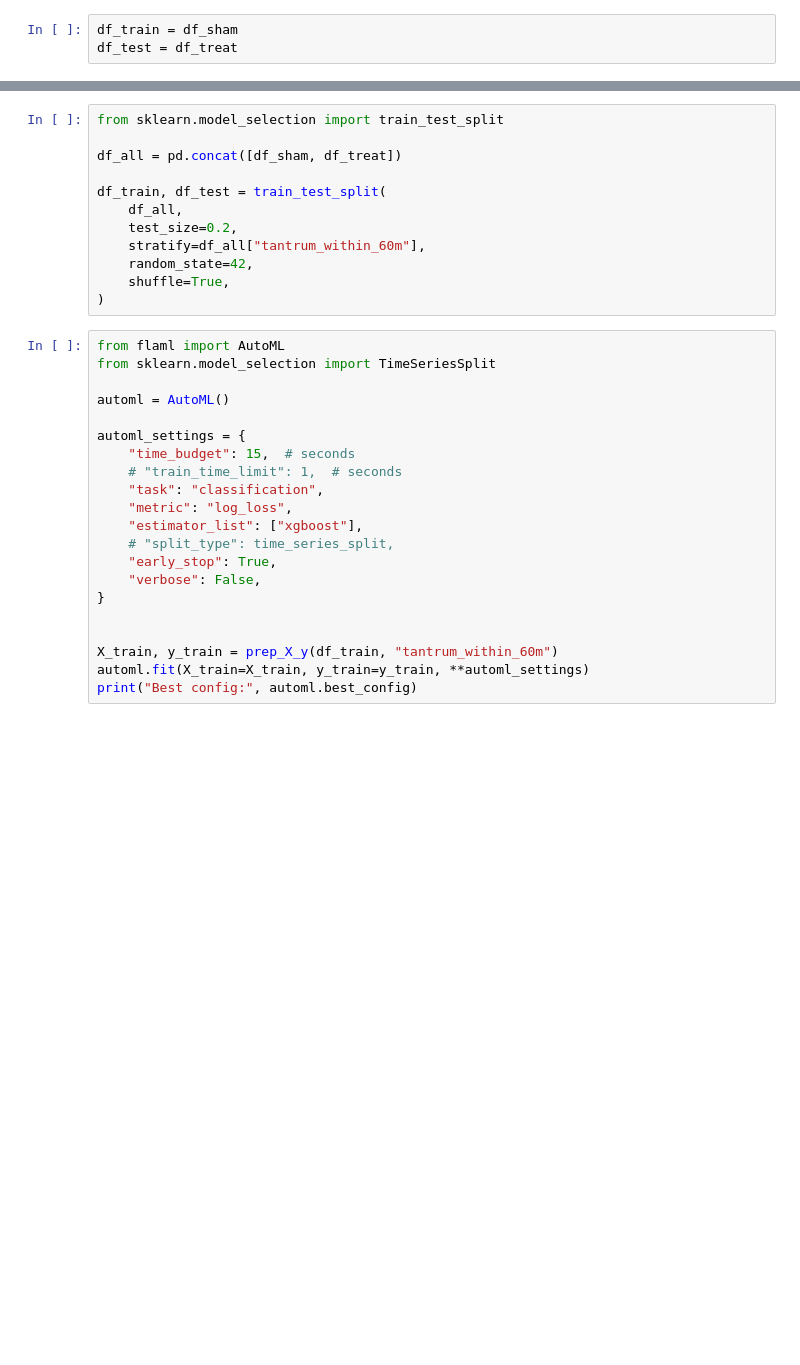
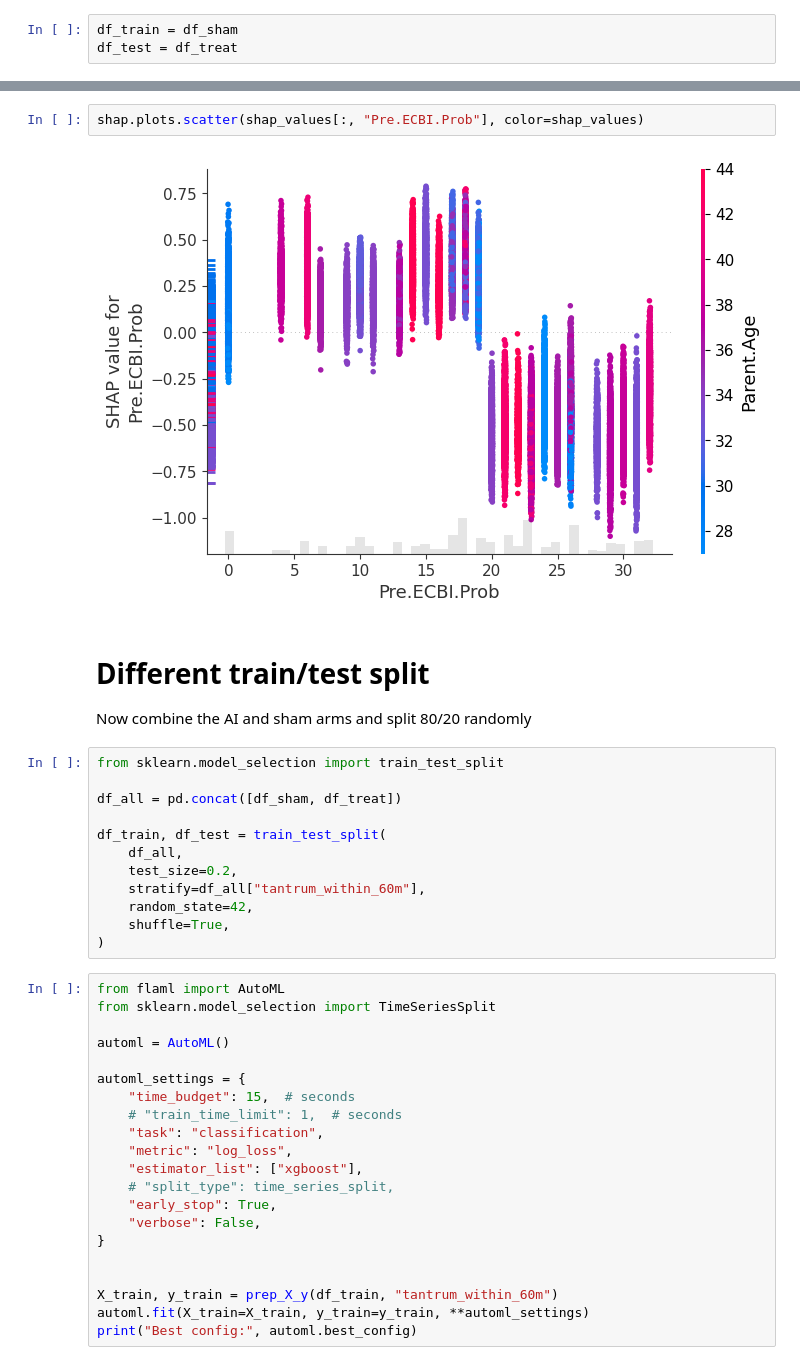
Before and after one commit to lab-heal/pistachio, a Jupyter notebook: eval_shap.ipynb, the cells around one changed output, grey strips where cells are left out. Drawn from its saved outputs; the diff is of its cells as text; blank space fills up the shorter version.

```diff
--- a/eval_shap.ipynb
+++ b/eval_shap.ipynb
@@ -96,3 +96,11 @@ shap.plots.beeswarm(shap_values, max_display=15)
+# %%
+shap.plots.scatter(shap_values[:, "Pre.ECBI.Prob"], color=shap_values)
+# %% [output]
+[figure, added]
+# %% [markdown]
+# Different train/test split
+
+Now combine the AI and sham arms and split 80/20 randomly
 # %%
 from sklearn.model_selection import train_test_split
 
```
Also changed, not shown: parts of 9 cells of this notebook, 5 other files.
